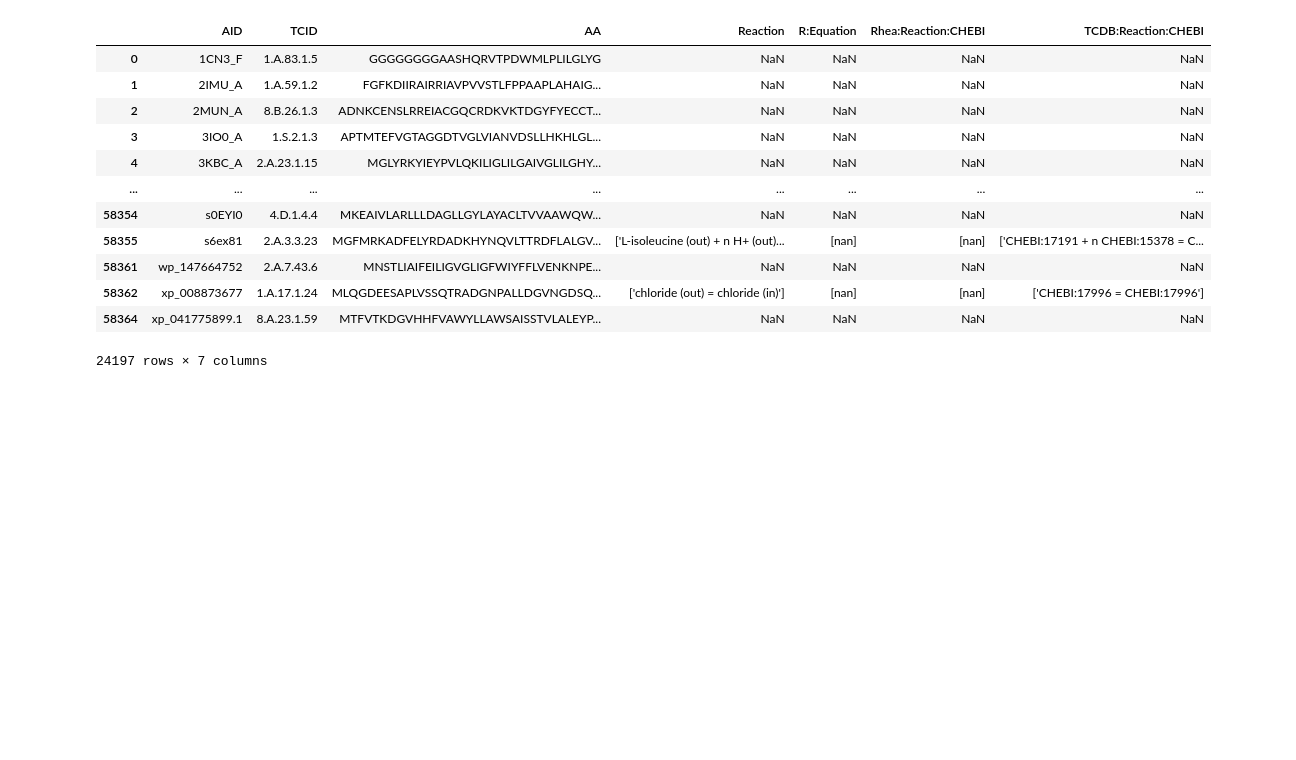
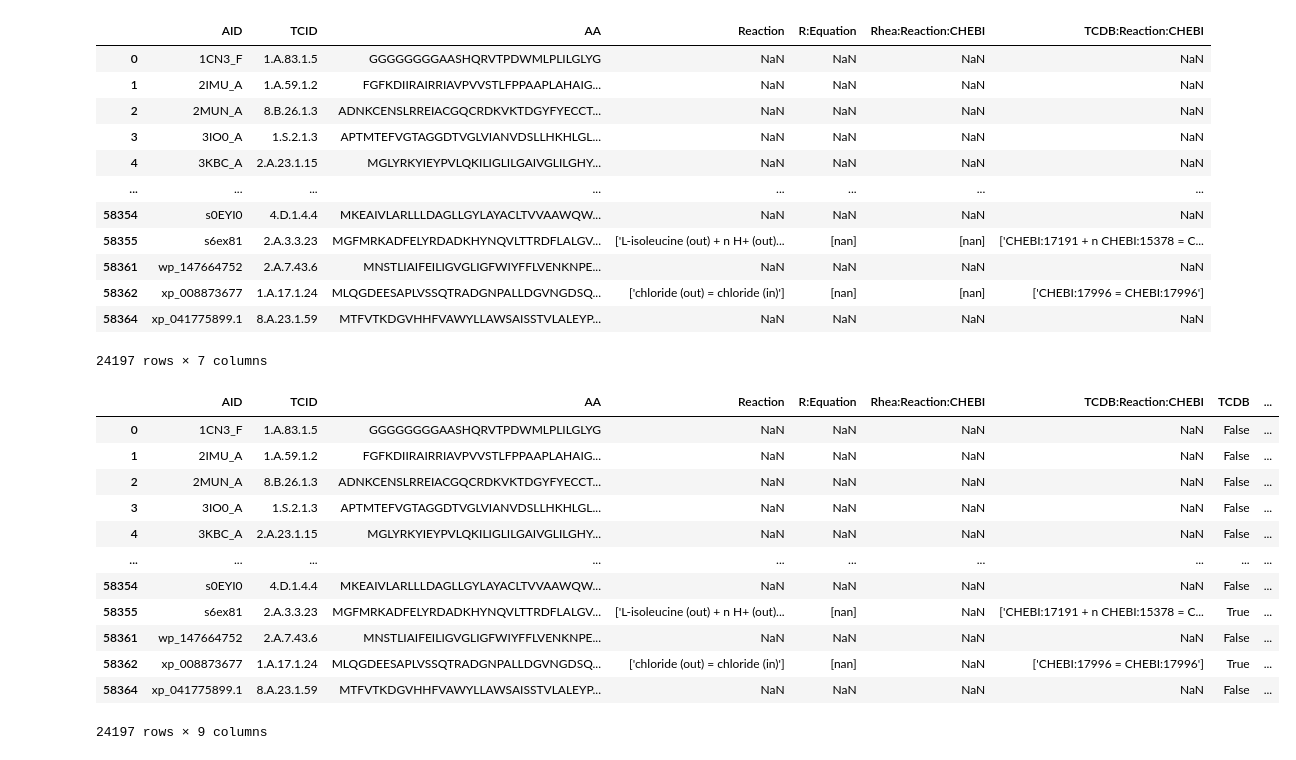
Before and after one commit to blandro/master-project, a Jupyter notebook: Analysis/analysis_1_2.ipynb, the cells around one changed output. Cells and saved outputs as stored; diff of their text form; code cells hidden in the pictures; blank space fills up the shorter version.

Commit message:
Subunital analysis and plots

```diff
--- a/Analysis/analysis_1_2.ipynb
+++ b/Analysis/analysis_1_2.ipynb
@@ -105,3 +106,39 @@ merged_df
 | 58362 | xp_008873677 | 1.A.17.1.24 | MLQGDEESAPLVSSQTRADGNPALLDGVNGDSQ... | ['chloride (out) = chloride (in)'] | [nan] | [nan] | ['CHEBI:17996 = CHEBI:17996'] |
 | 58364 | xp_041775899.1 | 8.A.23.1.59 | MTFVTKDGVHHFVAWYLLAWSAISSTVLALEYP... | NaN | NaN | NaN | NaN |
 24197 rows × 7 columns
+# %%
+for col in ["TCDB:Reaction:CHEBI", "Rhea:Reaction:CHEBI"]:
+    merged_df[col] = merged_df[col].apply(lambda x: np.nan if x == "[nan]" else x)
+
+
+merged_df["TCDB"] = merged_df["TCDB:Reaction:CHEBI"].apply(
+    lambda x: isinstance(x, str) and len(x) > 0
+)
+
+merged_df["RHEA"] = merged_df["Rhea:Reaction:CHEBI"].apply(
+    lambda x: isinstance(x, str) and len(x) > 0
+)
+
+# Notably, all reactions from TCDB are already identified for all subunits. Not Rhea. An
+# increase in 1308 new subunits or AAs.
+tcdb_mapping = merged_df.groupby("TCID")["TCDB"].max()
+merged_df["TCDB"] = merged_df["TCID"].map(tcdb_mapping)
+
+rhea_mapping = merged_df.groupby("TCID")["RHEA"].max()
+merged_df["RHEA"] = merged_df["TCID"].map(rhea_mapping)
+
+merged_df
+# %% [output]
+|  | AID | TCID | AA | Reaction | R:Equation | Rhea:Reaction:CHEBI | TCDB:Reaction:CHEBI | TCDB | ... |
+| 0 | 1CN3_F | 1.A.83.1.5 | GGGGGGGGAASHQRVTPDWMLPLILGLYG | NaN | NaN | NaN | NaN | False | ... |
+| 1 | 2IMU_A | 1.A.59.1.2 | FGFKDIIRAIRRIAVPVVSTLFPPAAPLAHAIG... | NaN | NaN | NaN | NaN | False | ... |
+| 2 | 2MUN_A | 8.B.26.1.3 | ADNKCENSLRREIACGQCRDKVKTDGYFYECCT... | NaN | NaN | NaN | NaN | False | ... |
+| 3 | 3IO0_A | 1.S.2.1.3 | APTMTEFVGTAGGDTVGLVIANVDSLLHKHLGL... | NaN | NaN | NaN | NaN | False | ... |
+| 4 | 3KBC_A | 2.A.23.1.15 | MGLYRKYIEYPVLQKILIGLILGAIVGLILGHY... | NaN | NaN | NaN | NaN | False | ... |
+| ... | ... | ... | ... | ... | ... | ... | ... | ... | ... |
+| 58354 | s0EYI0 | 4.D.1.4.4 | MKEAIVLARLLLDAGLLGYLAYACLTVVAAWQW... | NaN | NaN | NaN | NaN | False | ... |
+| 58355 | s6ex81 | 2.A.3.3.23 | MGFMRKADFELYRDADKHYNQVLTTRDFLALGV... | ['L-isoleucine (out) + n H+ (out)... | [nan] | NaN | ['CHEBI:17191 + n CHEBI:15378 = C... | True | ... |
+| 58361 | wp_147664752 | 2.A.7.43.6 | MNSTLIAIFEILIGVGLIGFWIYFFLVENKNPE... | NaN | NaN | NaN | NaN | False | ... |
+| 58362 | xp_008873677 | 1.A.17.1.24 | MLQGDEESAPLVSSQTRADGNPALLDGVNGDSQ... | ['chloride (out) = chloride (in)'] | [nan] | NaN | ['CHEBI:17996 = CHEBI:17996'] | True | ... |
+| 58364 | xp_041775899.1 | 8.A.23.1.59 | MTFVTKDGVHHFVAWYLLAWSAISSTVLALEYP... | NaN | NaN | NaN | NaN | False | ... |
+24197 rows × 9 columns
```
Also changed, not shown: parts of 3 cells of this notebook.
